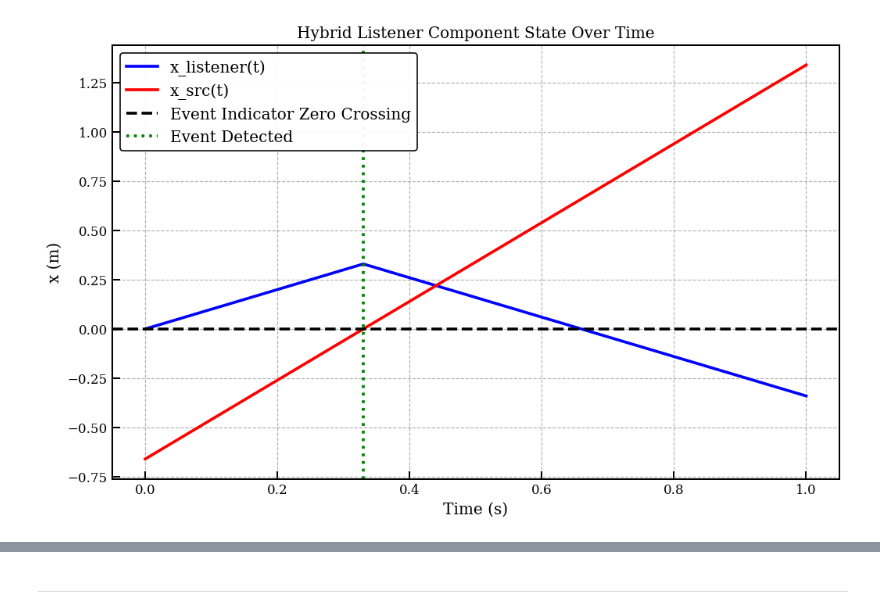
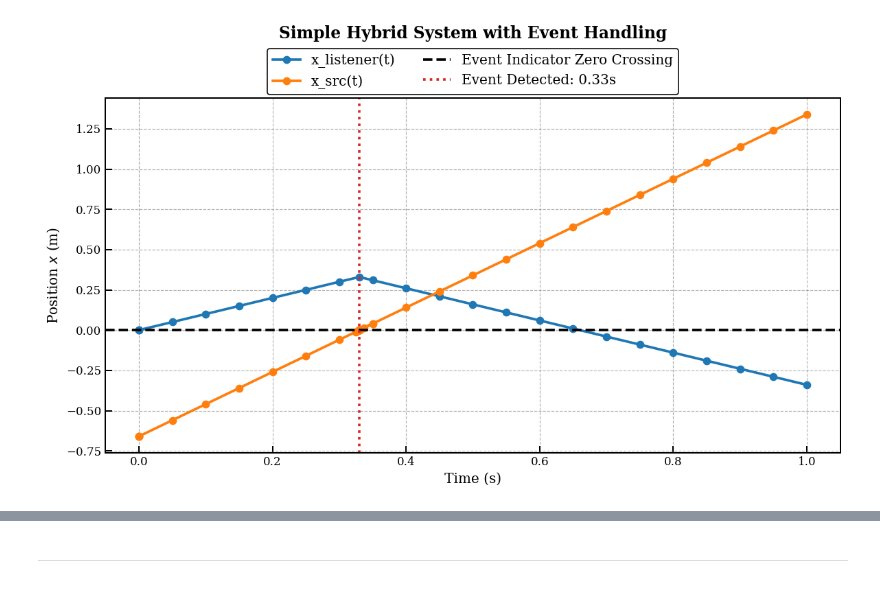
Before and after one commit to FlorianFrech/SystemSimulation, a Jupyter notebook: demos/ControlledPendulum/MyModels/Hybrid/test_5_hybrid_system.ipynb, the cells around one changed output, grey strips where cells are left out. Drawn from its saved outputs; the diff is of its cells as text; code cells hidden in the pictures.

```diff
--- a/demos/ControlledPendulum/MyModels/Hybrid/test_5_hybrid_system.ipynb
+++ b/demos/ControlledPendulum/MyModels/Hybrid/test_5_hybrid_system.ipynb
@@ -143,7 +143,7 @@ listener_comp = HybridListener(name="Listener", x0=0.0, velocity=1.0)
 listener_comp.initialize(t0=0.0)
 listener_comp.subscribe_event(event=event)
 
-system = System(name="Hybrid Test System")
+system = System(name="Simple Hybrid Test System")
 system.add_component(src_comp)
 system.add_component(listener_comp)
 connection = EventConnection(src_comp=src_comp.name, src_port=src_comp.output_specs['trigger'].name,
@@ -162,7 +162,7 @@ visualizer.visualize()
 # %% [output]
 [drawing not drawn]
 # %%
-system.run(t0=0.0, tf=1.0, dt = 0.01)
+system.run(t0=0.0, tf=1.0, dt = 0.05)
 system.history.get_all_event_histories()
 # %% [output]
 ============================================================
@@ -185,16 +178,18 @@ time_listener, data_listener = listener_comp.get_history_arrays()
 x_listener = data_listener['x']
 # %%
 plt.figure(figsize=(10, 6))
-plt.plot(time_listener, x_listener, label='x_listener(t)', color='blue')
-plt.plot(time_src, x_src, label='x_src(t)', color='red')
+plt.plot(time_listener, x_listener, label='x_listener(t)', color='tab:blue', marker='o', linestyle='-')
+plt.plot(time_src, x_src, label='x_src(t)', color='tab:orange', marker='o', linestyle='-')
 plt.axhline(0, color='black', linestyle='--', label='Event Indicator Zero Crossing')
 for event_time in system.history.get_all_event_histories()[(src_comp.name, event.name)]:
-    plt.axvline(event_time, color='green', linestyle=':', label='Event Detected' if event_time == system.history.get_all_event_histories()[(src_comp.name, event.name)][0] else "")
-plt.title('Hybrid Listener Component State Over Time')
+    plt.axvline(event_time, color='tab:red', linestyle=':', label=f'Event Detected: {event_time:.2f}s')
+plt.title('Simple Hybrid System with Event Handling', fontsize=14, fontweight='bold', y= 1.15)
 plt.xlabel('Time (s)')
-plt.ylabel('x (m)')
+plt.ylabel('Position $x$ (m)')
 plt.grid()
-plt.legend()
+plt.legend(loc='upper center', ncol=2, bbox_to_anchor=(0.5, 1.16))
+plt.tight_layout()
+plt.savefig('../figures/Hybrid/test_5_event_handling.svg')
 plt.show()
 # %% [output]
-[figure, old version]
+[figure, new version]
```
Also changed, not shown: parts of 3 cells of this notebook, 26 other files.
